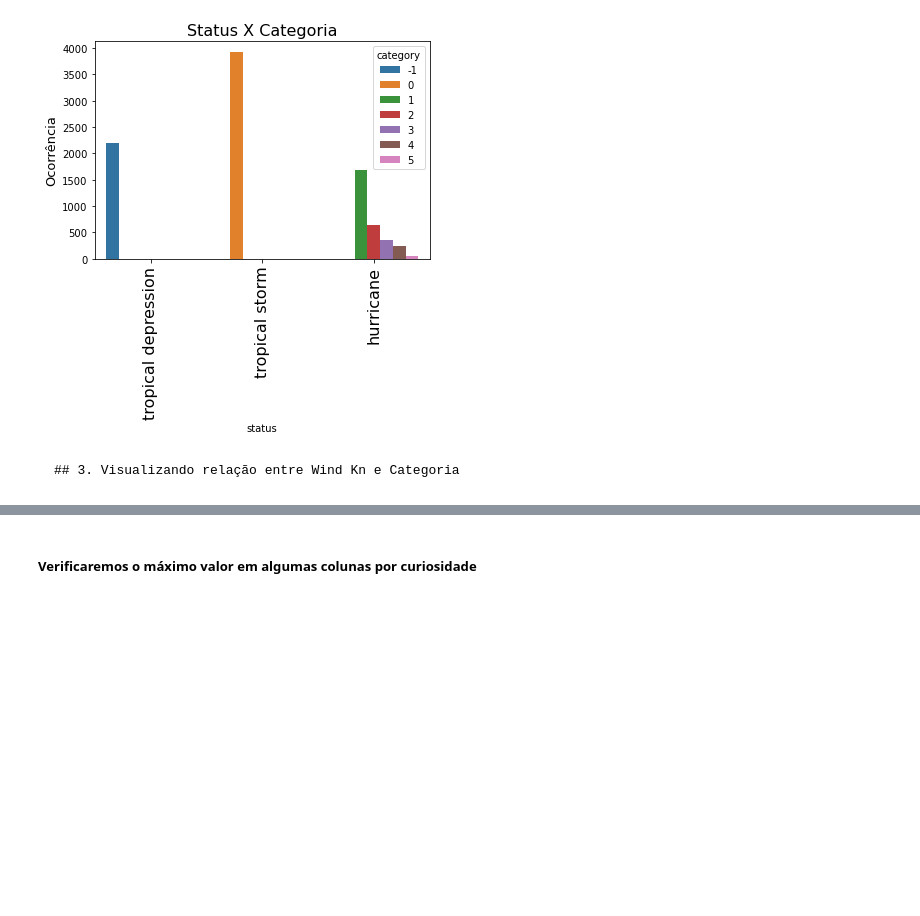
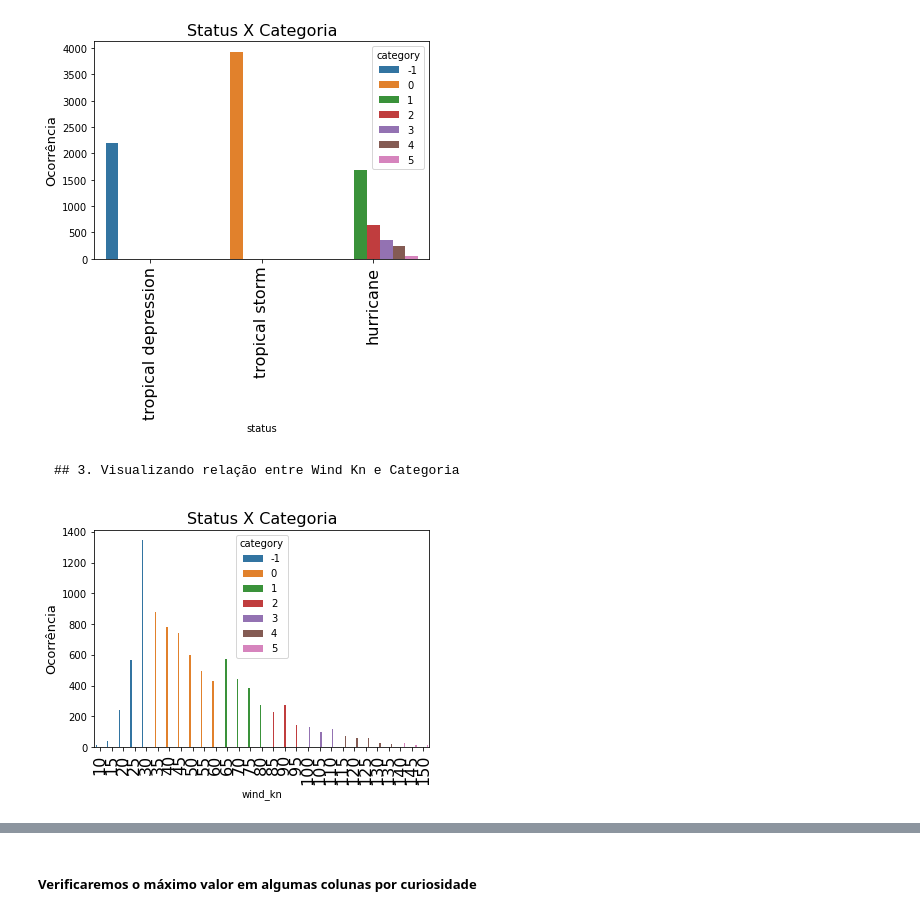
Before and after one commit to Jeferson-Peter/DataScience-Storm-Analytics, a Jupyter notebook: storm_analytics.ipynb, the cells around one changed output, grey strips where cells are left out. Saved outputs shown, nothing was run; the diff lists cells and outputs as text; code cells hidden in the pictures; blank space fills up the shorter version.

```diff
--- a/storm_analytics.ipynb
+++ b/storm_analytics.ipynb
@@ -298,6 +292,15 @@ plt.show()
 [figure]
 # %% [markdown]
     ## 3. Visualizando relação entre Wind Kn e Categoria
+# %%
+sns.countplot(x='wind_kn', hue='category', data=most_frequent_storms)
+plt.title("Status X Categoria", fontsize=16)
+# plt.xlabel("Nome da Tempestade", fontsize=14)
+plt.ylabel("Ocorrência", fontsize=13)
+plt.xticks(rotation=90, fontsize=16)
+plt.show()
+# %% [output]
+[figure, added]
 # %%
 def create_wind_cat(row):
     if row['wind_kn'] <= 30:
```
Also changed, not shown: parts of 16 cells of this notebook.
